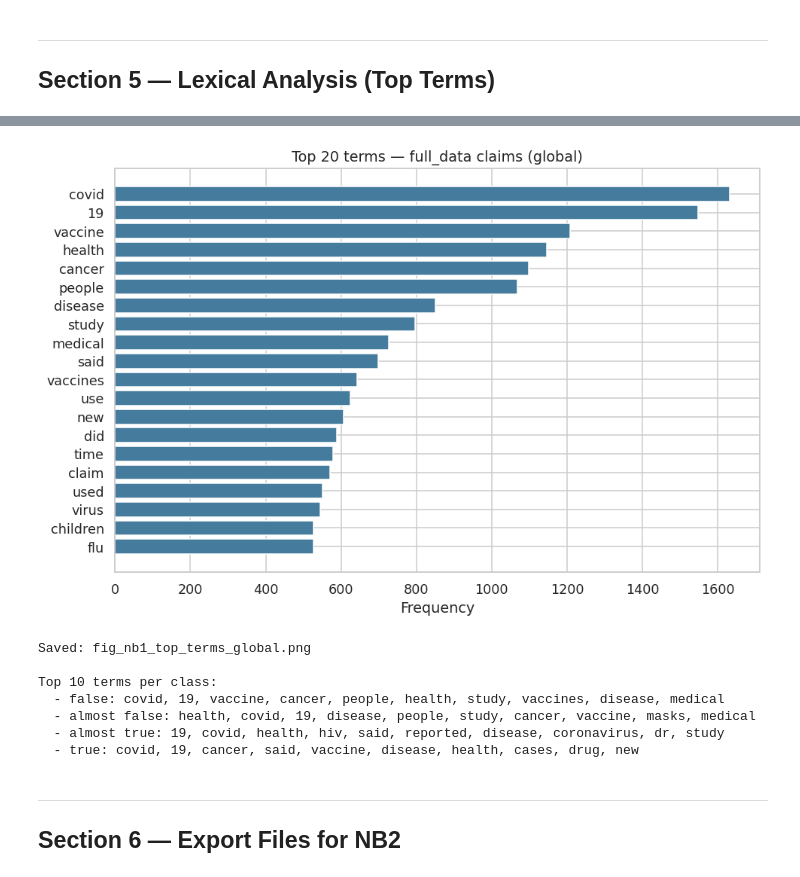
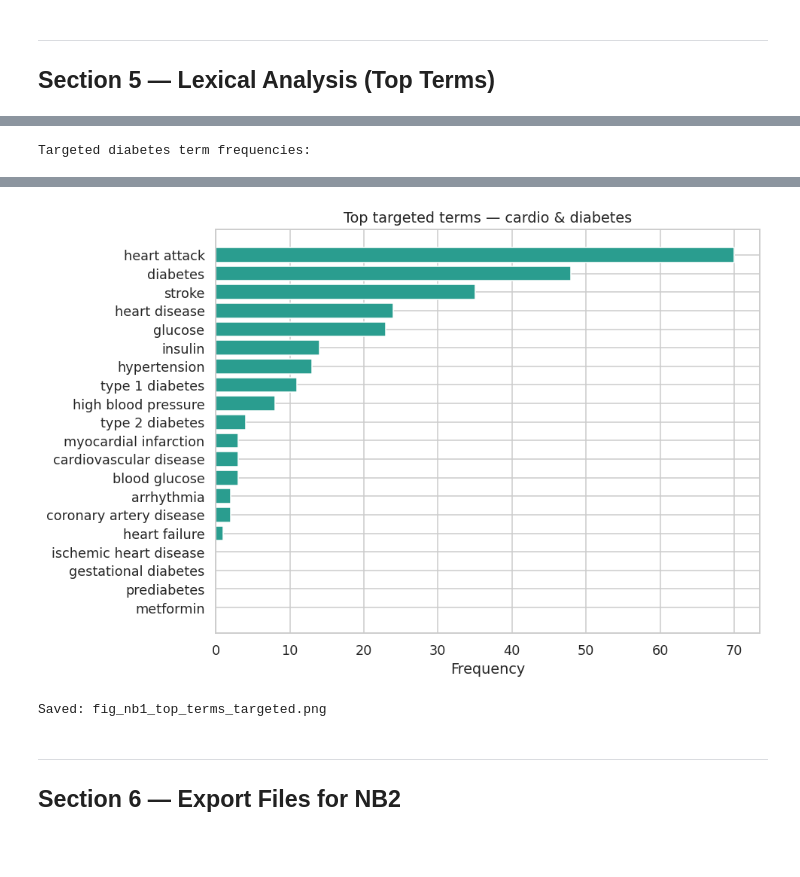
Before and after one commit to MohamedDiankha13/Monant_dataset, a Jupyter notebook: NB1_Moannt_descriptive.ipynb, the cells around one changed output, grey strips where cells are left out. Drawn from its saved outputs; the diff is of its cells as text; code cells hidden in the pictures; blank space fills up the shorter version.

```diff
--- a/NB1_Moannt_descriptive.ipynb
+++ b/NB1_Moannt_descriptive.ipynb
@@ -212,47 +265,44 @@ Saved: fig_nb1_claims_4classes_overview.png
 ---
 ## Section 5 — Lexical Analysis (Top Terms)
 # %%
-global_vec = CountVectorizer(
-    stop_words='english',
-    ngram_range=(1, 1),
-    min_df=3,
-    max_df=0.95,
-    max_features=5000
-)
-X_global = global_vec.fit_transform(df_claims['text'])
-freq_global = np.asarray(X_global.sum(axis=0)).ravel()
-terms_global = np.array(global_vec.get_feature_names_out())
-idx_global = freq_global.argsort()[::-1][:20]
 
-top_terms = pd.DataFrame({
-    'term': terms_global[idx_global],
-    'count': freq_global[idx_global]
-})
+cardio_terms = [
+    'cardiovascular disease','heart disease','coronary artery disease',
+    'ischemic heart disease','myocardial infarction','heart attack','stroke',
+    'hypertension','high blood pressure','heart failure','arrhythmia'
+]
+diabetes_terms = [
+    'diabetes','type 1 diabetes','type 2 diabetes','gestational diabetes','prediabetes',
+    'insulin','metformin','glucose','blood glucose','hba1c','hyperglycemia','hypoglycemia'
+]
 
-print('Top 20 terms (global):')
-display(top_terms)
+def count_terms(df, text_col, terms):
+    text = df[text_col].fillna('').astype(str).str.lower()
+    rows = []
+    for t in terms:
+        patt = r'\b' + re.escape(t) + r'\b'
+        cnt = int(text.str.count(patt).sum())
+        docs = int(text.str.contains(patt, regex=True).sum())
+        rows.append({'term': t, 'count': cnt, 'docs': docs})
+    return pd.DataFrame(rows).sort_values('count', ascending=False).reset_index(drop=True)
 
+print('\nTargeted cardio term frequencies:')
+cardio_stats = count_terms(df_claims, 'text', cardio_terms)
+display(cardio_stats)
+
+print('\nTargeted diabetes term frequencies:')
+diabetes_stats = count_terms(df_claims, 'text', diabetes_terms)
+display(diabetes_stats)
+
+# Plot top targeted terms (combined)
+combined = pd.concat([cardio_stats.assign(category='cardio'), diabetes_stats.assign(category='diabetes')], ignore_index=True)
+top_combined = combined.sort_values('count', ascending=False).head(20)
 plt.figure(figsize=(9, 6))
-plt.barh(top_terms['term'][::-1], top_terms['count'][::-1], color='#457b9d')
-plt.title('Top 20 terms — full_data claims (global)')
+plt.barh(top_combined['term'][::-1], top_combined['count'][::-1], color='#2a9d8f')
+plt.title('Top targeted terms — cardio & diabetes')
 plt.xlabel('Frequency')
 plt.tight_layout()
-plt.savefig('fig_nb1_top_terms_global.png', bbox_inches='tight', dpi=130)
+plt.savefig('fig_nb1_top_terms_targeted.png', bbox_inches='tight', dpi=130)
 plt.show()
-print('Saved: fig_nb1_top_terms_global.png')
-
-print('\nTop 10 terms per class:')
-for cls in class_order:
-    sub = df_claims[df_claims['label_name'] == cls]
-    if len(sub) < 2:
-        print(f'  - {cls}: not enough samples')
-        continue
-
-    vec = CountVectorizer(stop_words='english', ngram_range=(1, 1), min_df=1, max_features=3000)
-    Xc = vec.fit_transform(sub['text'])
-    freq = np.asarray(Xc.sum(axis=0)).ravel()
-    terms = np.array(vec.get_feature_names_out())
-    idx = freq.argsort()[::-1][:10]
-    top_cls = ', '.join(terms[idx])
-    print(f'  - {cls}: {top_cls}')
+print('Saved: fig_nb1_top_terms_targeted.png')
 # %% [output]
@@ -276,0 +322 @@ Top 20 terms (global):
+Targeted diabetes term frequencies:
@@ -277,11 +336,5 @@ Top 20 terms (global):
-[figure, old version]
+[figure, new version]
-Saved: fig_nb1_top_terms_global.png
-
-Top 10 terms per class:
-  - false: covid, 19, vaccine, cancer, people, health, study, vaccines, disease, medical
-  - almost false: health, covid, 19, disease, people, study, cancer, vaccine, masks, medical
-  - almost true: 19, covid, health, hiv, said, reported, disease, coronavirus, dr, study
-  - true: covid, 19, cancer, said, vaccine, disease, health, cases, drug, new
+Saved: fig_nb1_top_terms_targeted.png
 # %% [markdown]
 ---
 ## Section 6 — Export Files for NB2
```
Also changed, not shown: parts of 7 cells of this notebook, 13 other files.
